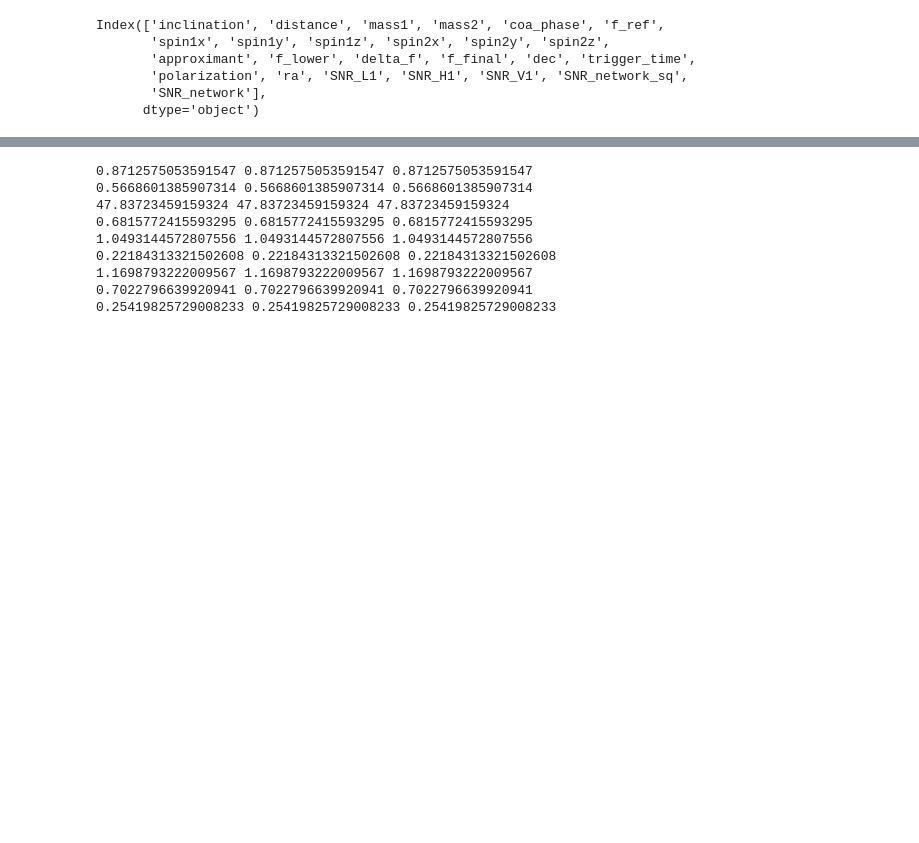
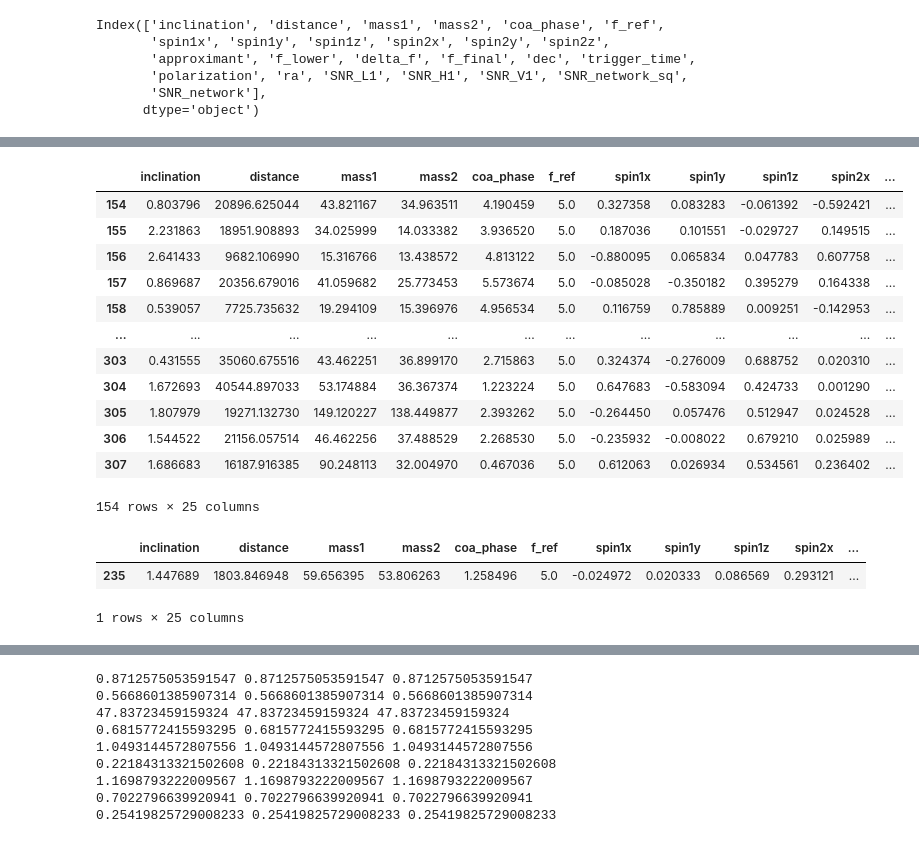
Before and after one commit to divyajyoti09/next_gen_detect, a Jupyter notebook: SNR_plots.ipynb, the cells around one changed output, grey strips where cells are left out. Saved outputs shown, nothing was run; the diff lists cells and outputs as text; code cells hidden in the pictures; blank space fills up the shorter version.

```diff
--- a/SNR_plots.ipynb
+++ b/SNR_plots.ipynb
@@ -37,0 +88,22 @@ Index(['inclination', 'distance', 'mass1', 'mass2', 'coa_phase', 'f_ref',
+# %%
+test_data_parallel
+# %% [output]
+|  | inclination | distance | mass1 | mass2 | coa_phase | f_ref | spin1x | spin1y | spin1z | spin2x | ... |
+| 154 | 0.803796 | 20896.625044 | 43.821167 | 34.963511 | 4.190459 | 5.0 | 0.327358 | 0.083283 | -0.061392 | -0.592421 | ... |
+| 155 | 2.231863 | 18951.908893 | 34.025999 | 14.033382 | 3.936520 | 5.0 | 0.187036 | 0.101551 | -0.029727 | 0.149515 | ... |
+| 156 | 2.641433 | 9682.106990 | 15.316766 | 13.438572 | 4.813122 | 5.0 | -0.880095 | 0.065834 | 0.047783 | 0.607758 | ... |
+| 157 | 0.869687 | 20356.679016 | 41.059682 | 25.773453 | 5.573674 | 5.0 | -0.085028 | -0.350182 | 0.395279 | 0.164338 | ... |
+| 158 | 0.539057 | 7725.735632 | 19.294109 | 15.396976 | 4.956534 | 5.0 | 0.116759 | 0.785889 | 0.009251 | -0.142953 | ... |
+| ... | ... | ... | ... | ... | ... | ... | ... | ... | ... | ... | ... |
+| 303 | 0.431555 | 35060.675516 | 43.462251 | 36.899170 | 2.715863 | 5.0 | 0.324374 | -0.276009 | 0.688752 | 0.020310 | ... |
+| 304 | 1.672693 | 40544.897033 | 53.174884 | 36.367374 | 1.223224 | 5.0 | 0.647683 | -0.583094 | 0.424733 | 0.001290 | ... |
+| 305 | 1.807979 | 19271.132730 | 149.120227 | 138.449877 | 2.393262 | 5.0 | -0.264450 | 0.057476 | 0.512947 | 0.024528 | ... |
+| 306 | 1.544522 | 21156.057514 | 46.462256 | 37.488529 | 2.268530 | 5.0 | -0.235932 | -0.008022 | 0.679210 | 0.025989 | ... |
+| 307 | 1.686683 | 16187.916385 | 90.248113 | 32.004970 | 0.467036 | 5.0 | 0.612063 | 0.026934 | 0.534561 | 0.236402 | ... |
+154 rows × 25 columns
+# %%
+get_detected_SNRs(test_data_parallel)['network']
+# %% [output]
+|  | inclination | distance | mass1 | mass2 | coa_phase | f_ref | spin1x | spin1y | spin1z | spin2x | ... |
+| 235 | 1.447689 | 1803.846948 | 59.656395 | 53.806263 | 1.258496 | 5.0 | -0.024972 | 0.020333 | 0.086569 | 0.293121 | ... |
+1 rows × 25 columns
```
Also changed, not shown: parts of 10 cells of this notebook, 2 other files.
